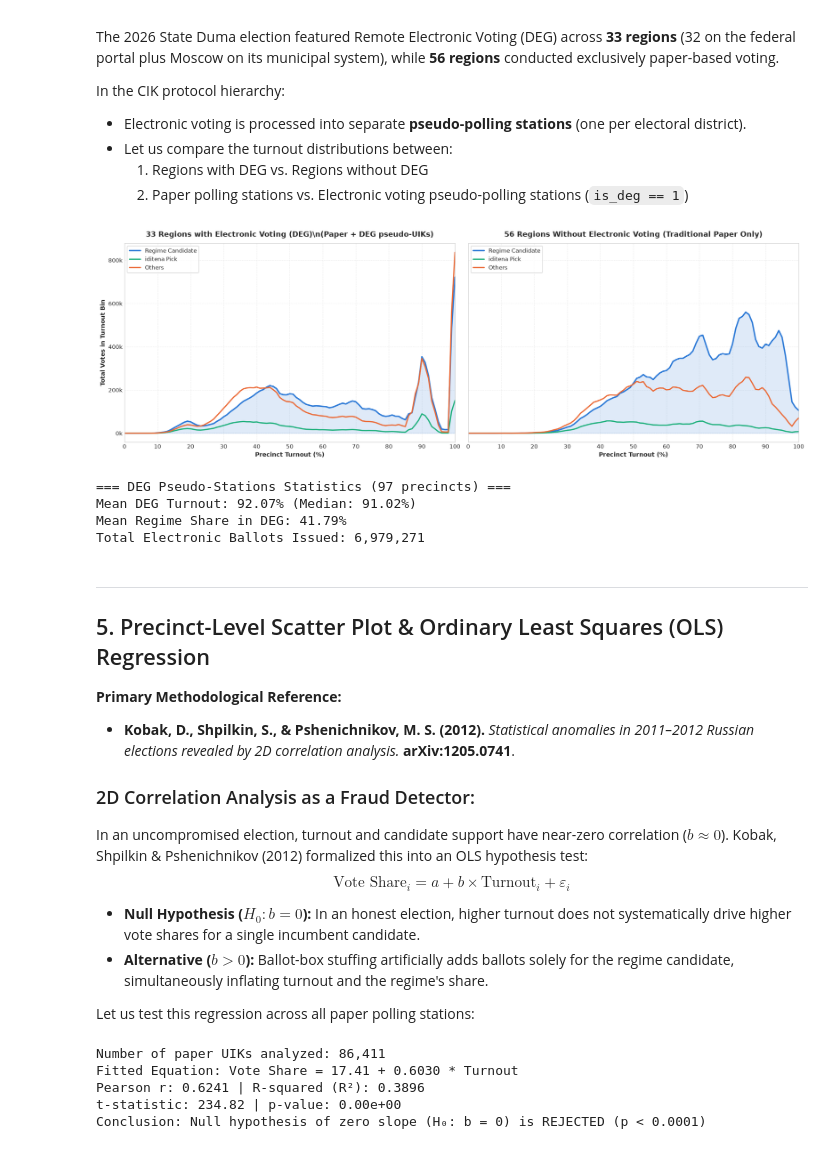
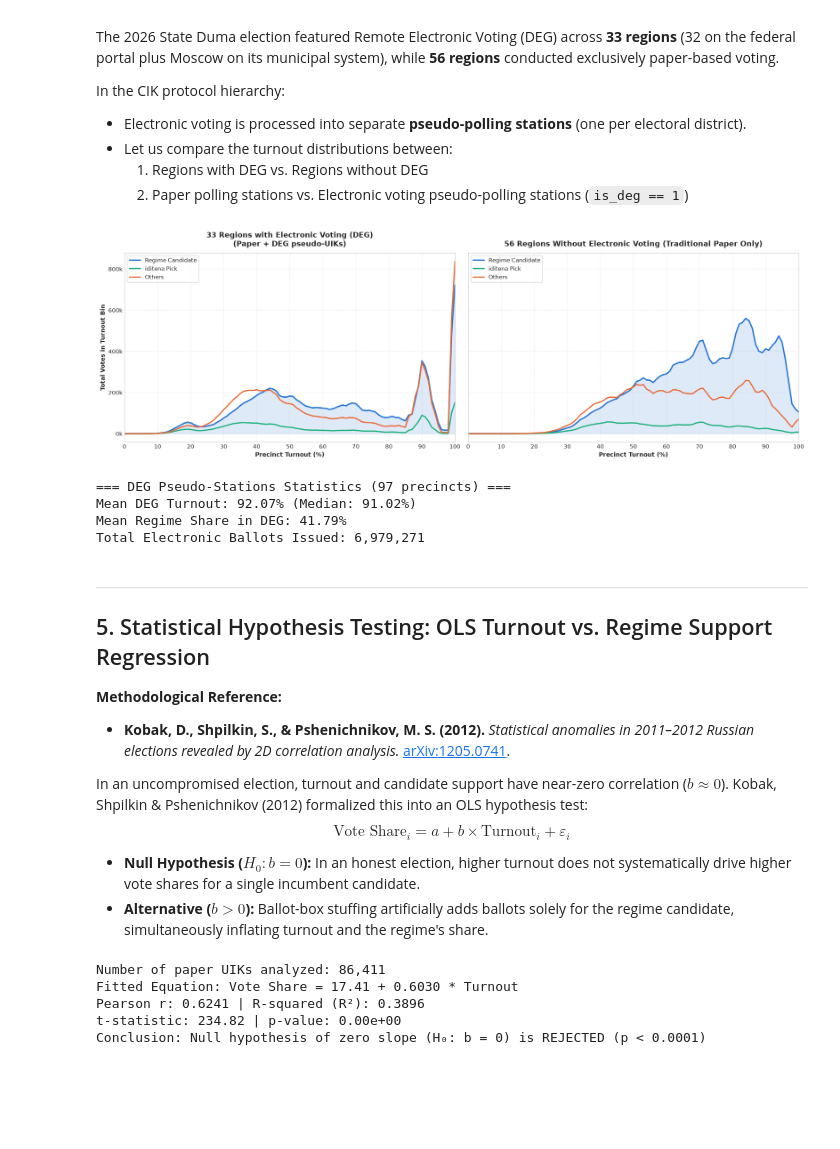
Before and after one commit to valentynbez/stolen-elections, a Jupyter notebook: notebooks/stolen-elections.ipynb, the cells around one changed output. Drawn from its saved outputs; the diff is of its cells as text; code cells hidden in the pictures; blank space fills up the shorter version.

```diff
--- a/notebooks/stolen-elections.ipynb
+++ b/notebooks/stolen-elections.ipynb
@@ -339,55 +337,52 @@ ax1.plot(bins_deg_regs['bin'], smooth_series(bins_deg_regs['power']), color=C_PO
 ax1.plot(bins_deg_regs['bin'], smooth_series(bins_deg_regs['pick']), color=C_PICK, linewidth=2.2, label='iditena Pick')
 ax1.plot(bins_deg_regs['bin'], smooth_series(bins_deg_regs['other']), color=C_OTHER, linewidth=2.2, label='Others')
 ax1.fill_between(bins_deg_regs['bin'], smooth_series(bins_deg_regs['power']), color=C_POWER, alpha=0.15)
-ax1.set_title('33 Regions with Electronic Voting (DEG)\\n(Paper + DEG pseudo-UIKs)', fontsize=13, fontweight='bold', pad=12)
+ax1.set_title('33 Regions with Electronic Voting (DEG)\n(Paper + DEG pseudo-UIKs)', fontsize=13, fontweight='bold', pad=12)
 ax1.set_xlabel('Precinct Turnout (%)', fontsize=11, fontweight='bold')
 ax1.set_ylabel('Total Votes in Turnout Bin', fontsize=11, fontweight='bold')
 ax1.set_xlim(0, 100)
 ax1.xaxis.set_major_locator(ticker.MultipleLocator(10))
 ax1.yaxis.set_major_formatter(ticker.FuncFormatter(lambda v, p: f"{v/1e6:.1f}M" if v>=1e6 else f"{v/1e3:.0f}k"))
 ax1.legend(loc='upper left', frameon=True)
 
 # Non-DEG Regions
 ax2 = axes[1]
 ax2.plot(bins_nodeg_regs['bin'], smooth_series(bins_nodeg_regs['power']), color=C_POWER, linewidth=2.5, label='Regime Candidate')
 ax2.plot(bins_nodeg_regs['bin'], smooth_series(bins_nodeg_regs['pick']), color=C_PICK, linewidth=2.2, label='iditena Pick')
 ax2.plot(bins_nodeg_regs['bin'], smooth_series(bins_nodeg_regs['other']), color=C_OTHER, linewidth=2.2, label='Others')
 ax2.fill_between(bins_nodeg_regs['bin'], smooth_series(bins_nodeg_regs['power']), color=C_POWER, alpha=0.15)
 ax2.set_title('56 Regions Without Electronic Voting (Traditional Paper Only)', fontsize=13, fontweight='bold', pad=12)
 ax2.set_xlabel('Precinct Turnout (%)', fontsize=11, fontweight='bold')
 ax2.set_xlim(0, 100)
 ax2.xaxis.set_major_locator(ticker.MultipleLocator(10))
 ax2.legend(loc='upper left', frameon=True)
 
 plt.tight_layout()
 plt.show()
 
 # Inspect DEG pseudo-polling stations characteristics
 deg_uiks = df[df['is_deg'] == 1]
 print(f"=== DEG Pseudo-Stations Statistics ({len(deg_uiks)} precincts) ===")
 print(f"Mean DEG Turnout: {deg_uiks['turnout'].mean():.2f}% (Median: {deg_uiks['turnout'].median():.2f}%)")
 print(f"Mean Regime Share in DEG: {deg_uiks['power_pct'].mean():.2f}%")
 print(f"Total Electronic Ballots Issued: {deg_uiks['issued'].sum():,}")
 # %% [output]
-[figure, old version]
+[figure, new version]
 === DEG Pseudo-Stations Statistics (97 precincts) ===
 Mean DEG Turnout: 92.07% (Median: 91.02%)
 Mean Regime Share in DEG: 41.79%
 Total Electronic Ballots Issued: 6,979,271
 # %% [markdown]
 ---
-## 5. Precinct-Level Scatter Plot & Ordinary Least Squares (OLS) Regression
+## 5. Statistical Hypothesis Testing: OLS Turnout vs. Regime Support Regression
 
-**Primary Methodological Reference:**
-- **Kobak, D., Shpilkin, S., & Pshenichnikov, M. S. (2012).** *Statistical anomalies in 2011–2012 Russian elections revealed by 2D correlation analysis.* **arXiv:1205.0741**.
+**Methodological Reference:**
+- **Kobak, D., Shpilkin, S., & Pshenichnikov, M. S. (2012).** *Statistical anomalies in 2011–2012 Russian elections revealed by 2D correlation analysis.* [arXiv:1205.0741](https://arxiv.org/abs/1205.0741).
 
-### 2D Correlation Analysis as a Fraud Detector:
 In an uncompromised election, turnout and candidate support have near-zero correlation ($b \approx 0$). Kobak, Shpilkin & Pshenichnikov (2012) formalized this into an OLS hypothesis test:
 $$\text{Vote Share}_i = a + b \times \text{Turnout}_i + \varepsilon_i$$
 - **Null Hypothesis ($H_0: b = 0$):** In an honest election, higher turnout does not systematically drive higher vote shares for a single incumbent candidate.
 - **Alternative ($b > 0$):** Ballot-box stuffing artificially adds ballots solely for the regime candidate, simultaneously inflating turnout and the regime's share.
-
-Let us test this regression across all paper polling stations:
 # %%
 # Filter paper UIKs with valid turnout and candidate percentages
 paper_df = df[(df['is_deg'] == 0) & df['turnout'].notna() & df['power_pct'].notna()].copy()
```
Also changed, not shown: parts of 9 cells of this notebook.
